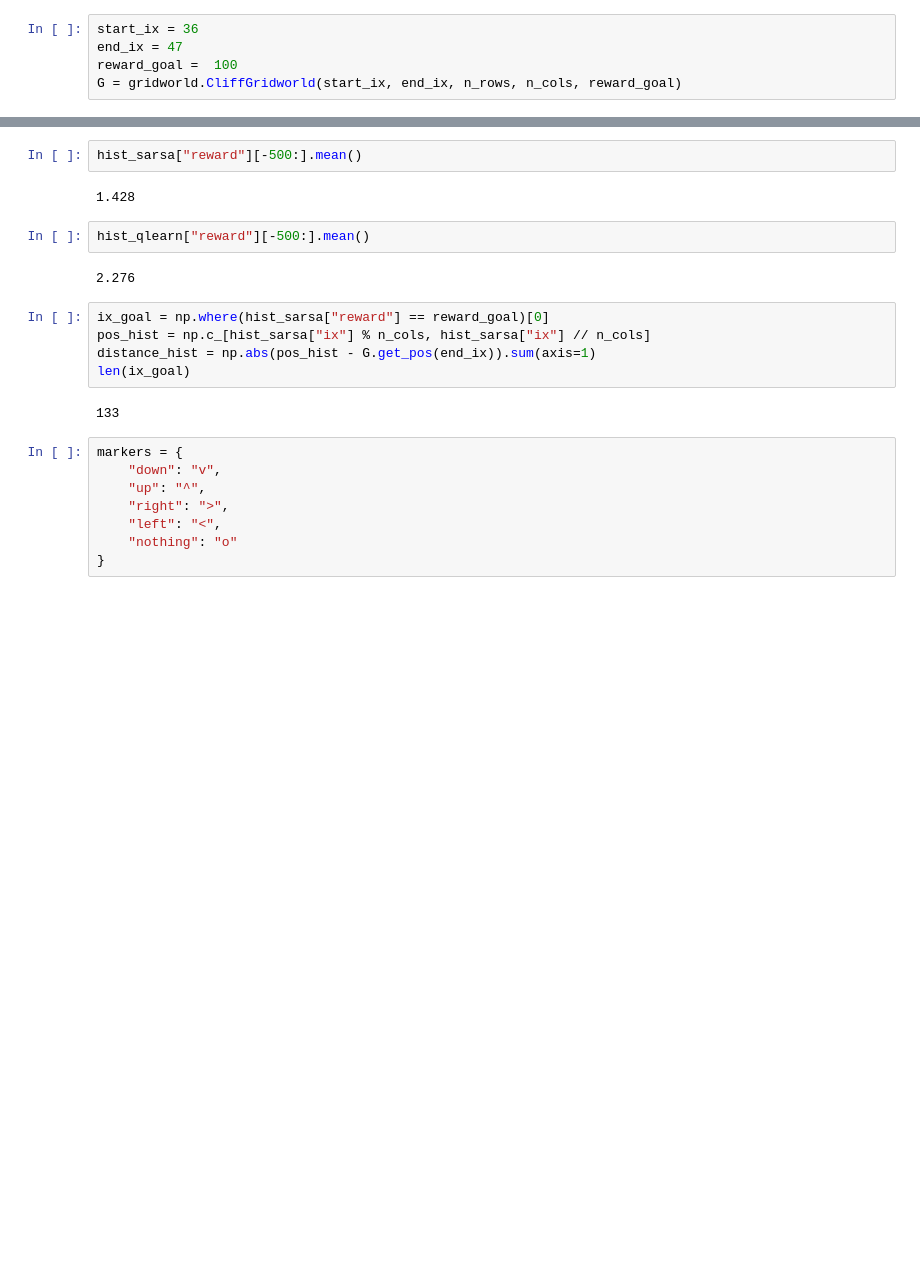
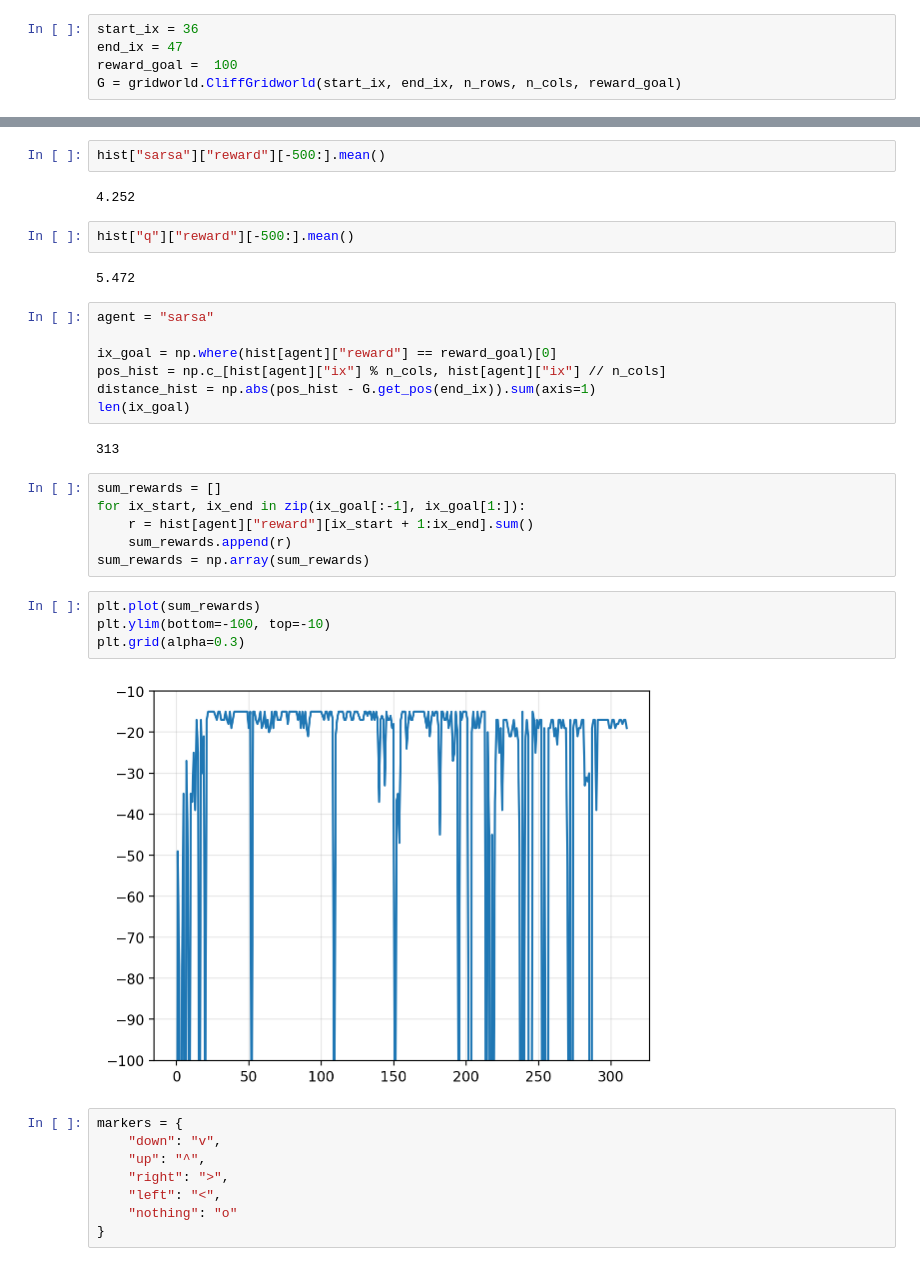
Before and after one commit to gerdm/reinforcement-learning, a Jupyter notebook: ch06/cliffwalk-gridworld.ipynb, the cells around one changed output, grey strips where cells are left out. Saved outputs shown, nothing was run; the diff lists cells and outputs as text; blank space fills up the shorter version.

```diff
--- a/ch06/cliffwalk-gridworld.ipynb
+++ b/ch06/cliffwalk-gridworld.ipynb
@@ -49,18 +60,32 @@ hist_qlearn, Q_qlearn = agents.run_agent_qlearning(
 # %%
-hist_sarsa["reward"][-500:].mean()
+hist["sarsa"]["reward"][-500:].mean()
 # %% [output]
-1.428
+4.252
 # %%
-hist_qlearn["reward"][-500:].mean()
+hist["q"]["reward"][-500:].mean()
 # %% [output]
-2.276
+5.472
 # %%
-ix_goal = np.where(hist_sarsa["reward"] == reward_goal)[0]
-pos_hist = np.c_[hist_sarsa["ix"] % n_cols, hist_sarsa["ix"] // n_cols]
+agent = "sarsa"
+
+ix_goal = np.where(hist[agent]["reward"] == reward_goal)[0]
+pos_hist = np.c_[hist[agent]["ix"] % n_cols, hist[agent]["ix"] // n_cols]
 distance_hist = np.abs(pos_hist - G.get_pos(end_ix)).sum(axis=1)
 len(ix_goal)
 # %% [output]
-133
+313
+# %%
+sum_rewards = []
+for ix_start, ix_end in zip(ix_goal[:-1], ix_goal[1:]):
+    r = hist[agent]["reward"][ix_start + 1:ix_end].sum()
+    sum_rewards.append(r)
+sum_rewards = np.array(sum_rewards)
+# %%
+plt.plot(sum_rewards)
+plt.ylim(bottom=-100, top=-10)
+plt.grid(alpha=0.3)
+# %% [output]
+[figure, added]
 # %%
 markers = {
     "down": "v",
```
Also changed, not shown: parts of 5 cells of this notebook, 1 other file.
